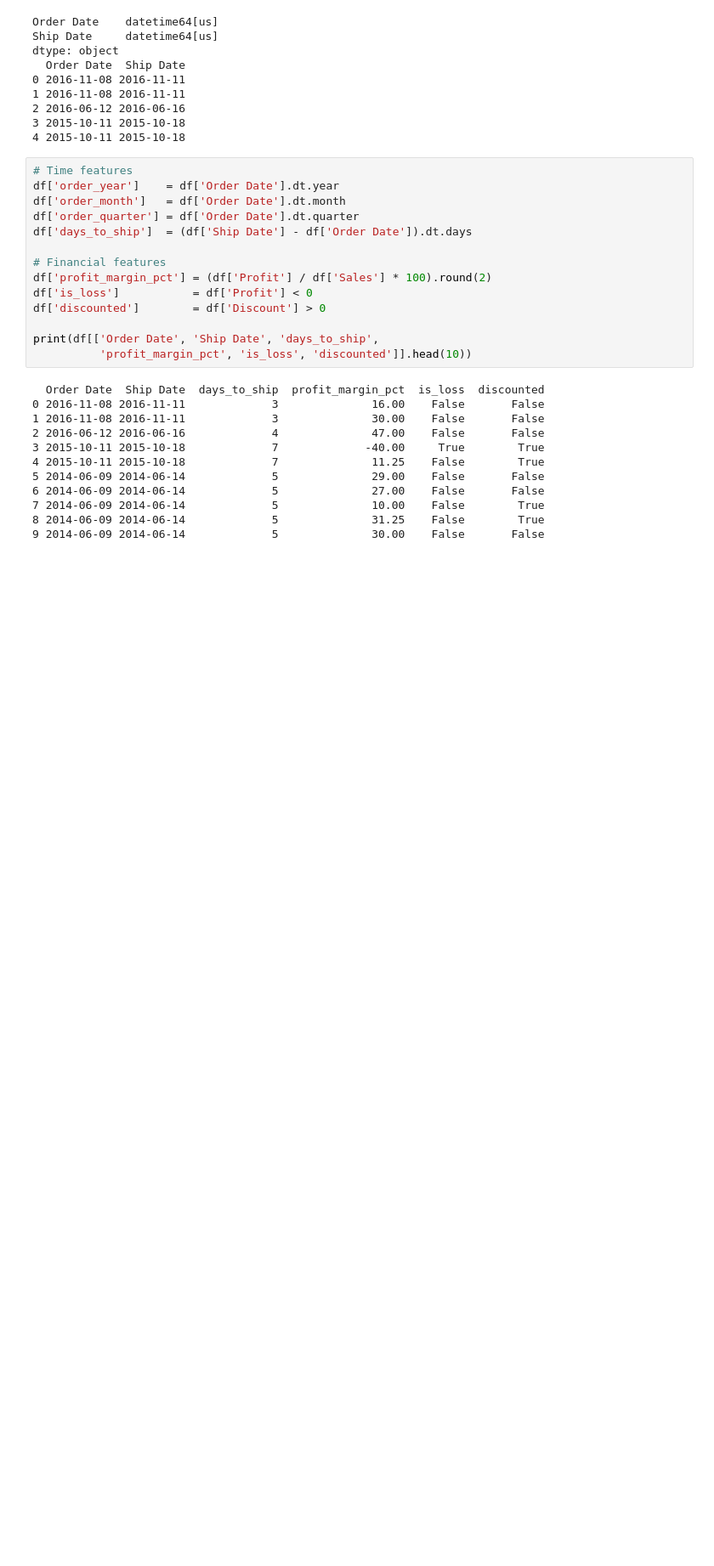
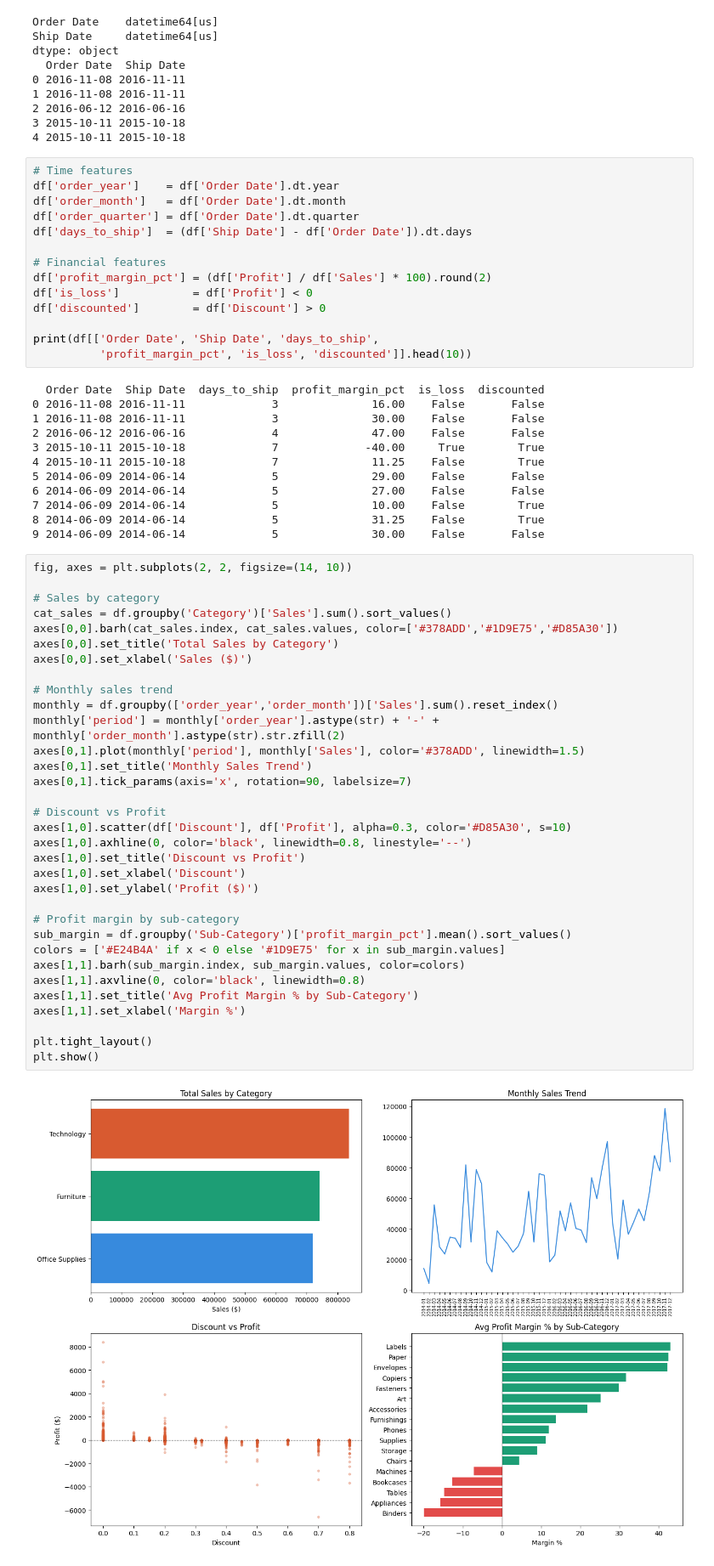
Before and after one commit to ChitraVKumar/-ecommerce-sales-dashboard, a Jupyter notebook: notebooks/01_cleaning.ipynb, the cells around one changed output. Shown at 85% size. Drawn from its saved outputs; the diff is of its cells as text; blank space fills up the shorter version.

Commit message:
Add EDA visualizations: sales by category, monthly trend, discount-profit, margin by subcategory

```diff
--- a/notebooks/01_cleaning.ipynb
+++ b/notebooks/01_cleaning.ipynb
@@ -103,3 +103,38 @@ print(df[['Order Date', 'Ship Date', 'days_to_ship',
 7 2014-06-09 2014-06-14             5              10.00    False        True
 8 2014-06-09 2014-06-14             5              31.25    False        True
 9 2014-06-09 2014-06-14             5              30.00    False       False
+# %%
+fig, axes = plt.subplots(2, 2, figsize=(14, 10))
+
+# Sales by category
+cat_sales = df.groupby('Category')['Sales'].sum().sort_values()
+axes[0,0].barh(cat_sales.index, cat_sales.values, color=['#378ADD','#1D9E75','#D85A30'])
+axes[0,0].set_title('Total Sales by Category')
+axes[0,0].set_xlabel('Sales ($)')
+
+# Monthly sales trend
+monthly = df.groupby(['order_year','order_month'])['Sales'].sum().reset_index()
+monthly['period'] = monthly['order_year'].astype(str) + '-' + monthly['order_month'].astype(str).str.zfill(2)
+axes[0,1].plot(monthly['period'], monthly['Sales'], color='#378ADD', linewidth=1.5)
+axes[0,1].set_title('Monthly Sales Trend')
+axes[0,1].tick_params(axis='x', rotation=90, labelsize=7)
+
+# Discount vs Profit
+axes[1,0].scatter(df['Discount'], df['Profit'], alpha=0.3, color='#D85A30', s=10)
+axes[1,0].axhline(0, color='black', linewidth=0.8, linestyle='--')
+axes[1,0].set_title('Discount vs Profit')
+axes[1,0].set_xlabel('Discount')
+axes[1,0].set_ylabel('Profit ($)')
+
+# Profit margin by sub-category
+sub_margin = df.groupby('Sub-Category')['profit_margin_pct'].mean().sort_values()
+colors = ['#E24B4A' if x < 0 else '#1D9E75' for x in sub_margin.values]
+axes[1,1].barh(sub_margin.index, sub_margin.values, color=colors)
+axes[1,1].axvline(0, color='black', linewidth=0.8)
+axes[1,1].set_title('Avg Profit Margin % by Sub-Category')
+axes[1,1].set_xlabel('Margin %')
+
+plt.tight_layout()
+plt.show()
+# %% [output]
+[figure, added]
```
